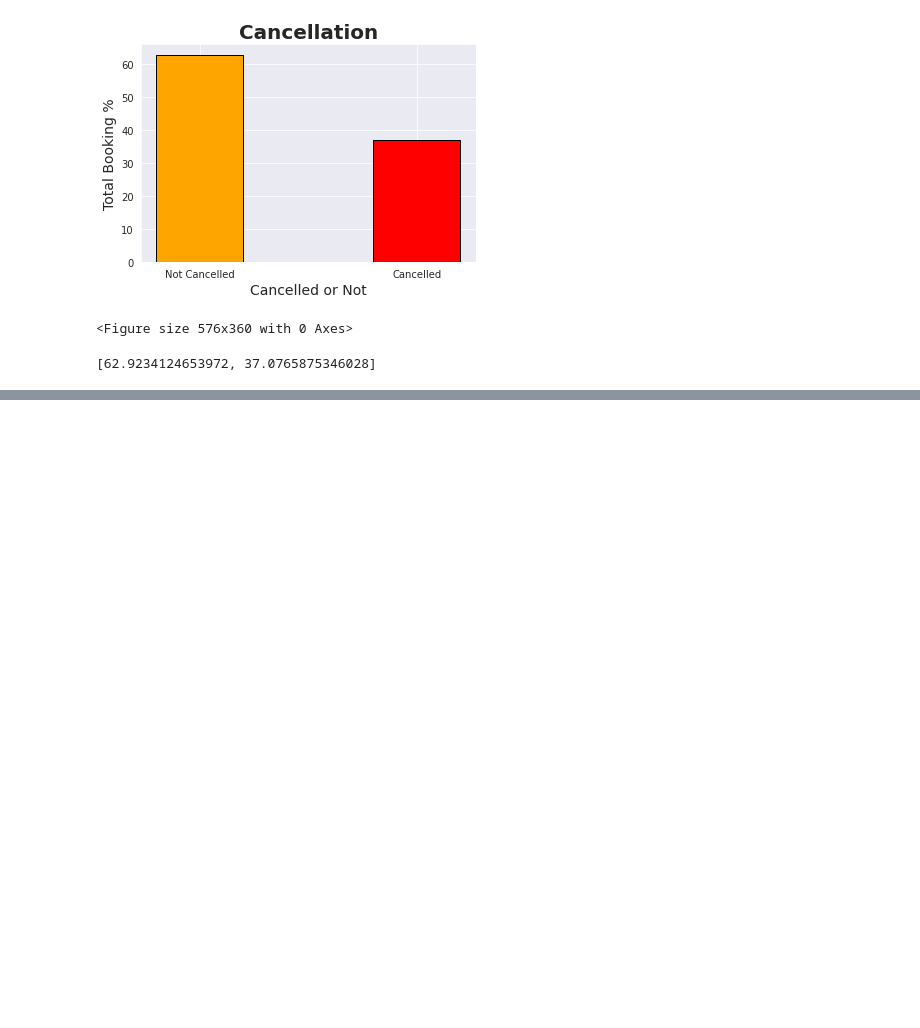
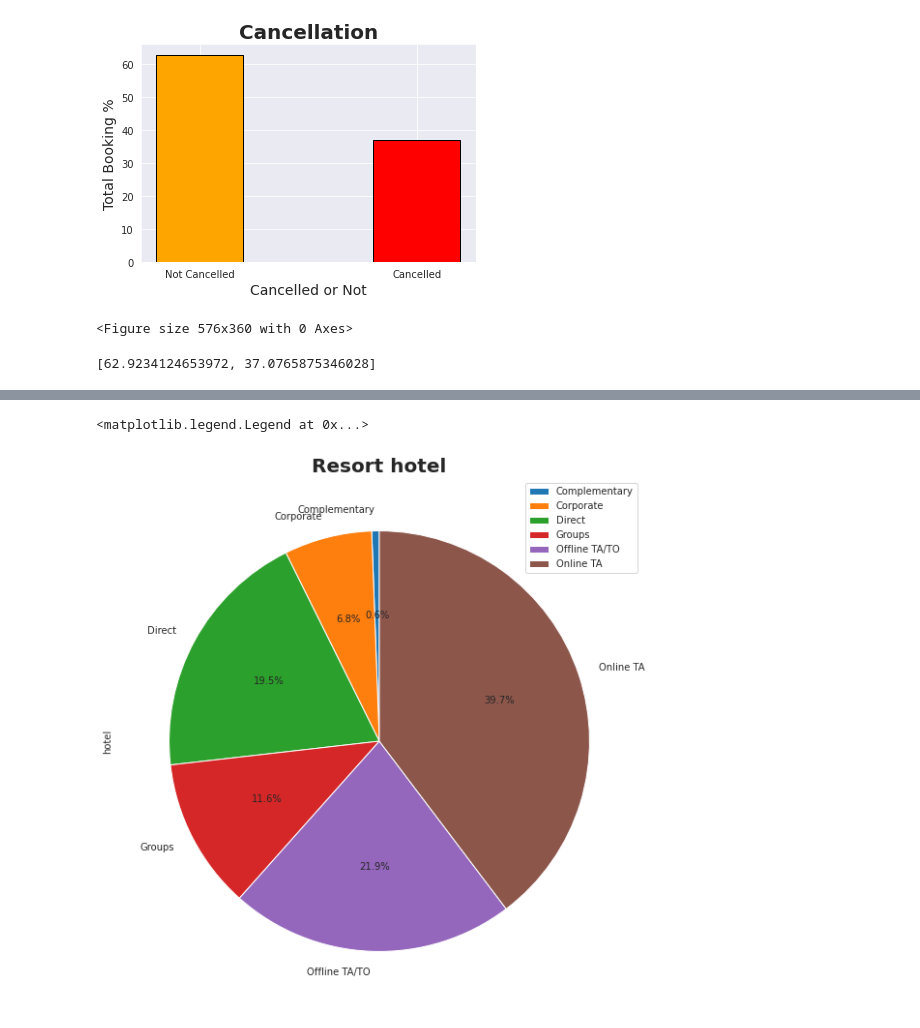
Before and after one commit to aasthabarnwal/Hotel-Booking-Analysis, a Jupyter notebook: Hotel_Booking_Analysis_Capstone_Project.ipynb, the cells around one changed output, grey strips where cells are left out. Drawn from its saved outputs; the diff is of its cells as text; code cells hidden in the pictures; blank space fills up the shorter version.

```diff
--- a/Hotel_Booking_Analysis_Capstone_Project.ipynb
+++ b/Hotel_Booking_Analysis_Capstone_Project.ipynb
@@ -434,0 +465,9 @@ cancel_percent
+# %%
+#Market Segment bookings for Resort hotel
+resort_hotel_market = resort_hotel.groupby("market_segment").count()
+resort_hotel_market.plot(kind='pie', y = "hotel",autopct='%1.1f%%',startangle=90,figsize=(10,10))
+plt.title("Resort hotel",fontsize=20, fontweight = 'bold')
+plt.legend(loc="upper right")
+# %% [output]
+<matplotlib.legend.Legend at 0x...>
+[figure, added]
```
Also changed, not shown: parts of 10 cells of this notebook.
